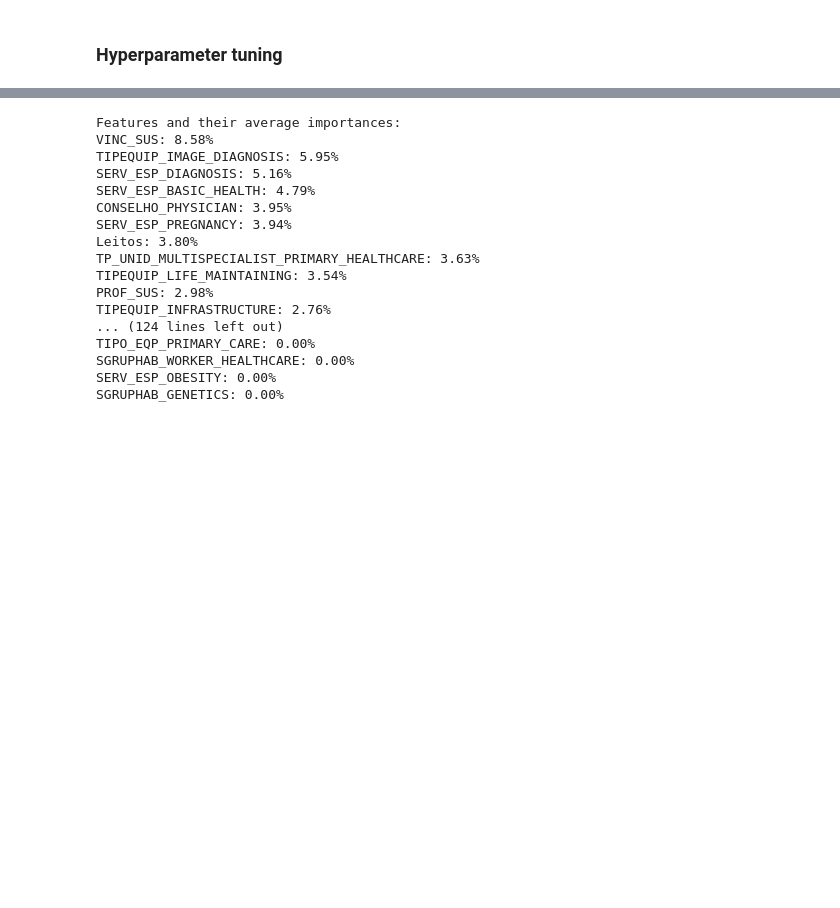
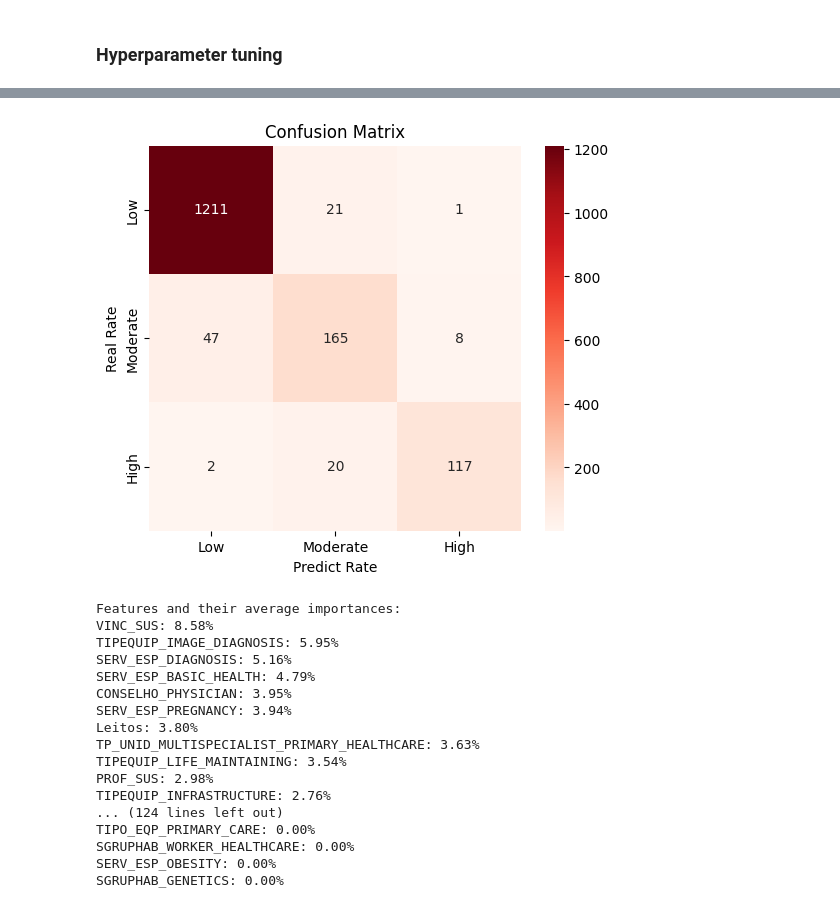
Before and after one commit to caibealves/Suicide_Rate, a Jupyter notebook: Rate_Infrastructure_Analysis.ipynb, the cells around one changed output, grey strips where cells are left out. Saved outputs shown, nothing was run; the diff lists cells and outputs as text; code cells hidden in the pictures; blank space fills up the shorter version.

```diff
--- a/Rate_Infrastructure_Analysis.ipynb
+++ b/Rate_Infrastructure_Analysis.ipynb
@@ -34,4 +39,7 @@ df
 y = df['RATE_SUICIDE']
 # removing some columns equivalent to the outcome or that are specific
 X = df.drop(columns= ['RATE_SUICIDE', 'CODUFMUN', 'COMPETEN', 'SUICIDE', 'RATE', 'NULEITOS', 'CNES', 'POP_EST',
-                      'HOSP_SUS', 'AMB_SUS', 'IND_SUS']).sort_index(axis=1)
+                      'CONSELHO_ECONOMIST', 'CONSELHO_STATISTICIAN', 'HOSP_SUS', 'AMB_SUS', 'IND_SUS', 'CONSELHO_VETERINARIAN',
+                      'CONSELHO_MEDICAL_REGISTRATION_MAIS_MEDICOS','CONSELHO_PHYSICIST']).sort_index(axis=1)
+
+X_train, X_test, y_train, y_test = train_test_split(X, y, stratify= y, test_size=0.2, random_state=0)
@@ -60,8 +85,7 @@ memory usage: 1.5 MB
 # %% [markdown]
 ### Hyperparameter tuning
 # %%
-xg = XGBClassifier()
-kf = StratifiedKFold(n_splits=5, shuffle=True, random_state=3)
+xg = XGBClassifier(eval_metric='mlogloss')
 # %%
 %%time
 # Defining the hyperparameter distribution
@@ -229,0 +222,5 @@ Wall time: 2min 24s
+# %%
+y_true = y_test
+y_pred = y_pred
+target_names = ['class 0', 'class 1', 'class 2']
+print(classification_report(y_true, y_pred, target_names=target_names))
@@ -230 +237,14 @@ Wall time: 2min 24s
+# %%
+cm = confusion_matrix(y_true, y_pred)
+
+# Criando o gráfico de calor (heatmap)
+plt.figure(figsize=(6, 5))
+sns.heatmap(cm, annot=True, fmt="d", cmap="Reds", xticklabels=["Low", "Moderate", "High"], yticklabels=["Low", "Moderate", "High"])
+plt.xlabel("Predict Rate")
+plt.ylabel("Real Rate")
+plt.title("Confusion Matrix")
+plt.savefig(fname='ConfusionMatrix_North.png', dpi=300, format='png',bbox_inches='tight')
+plt.show()
+# %% [output]
+[figure, added]
 # %%
```
Also changed, not shown: parts of 12 cells of this notebook.
